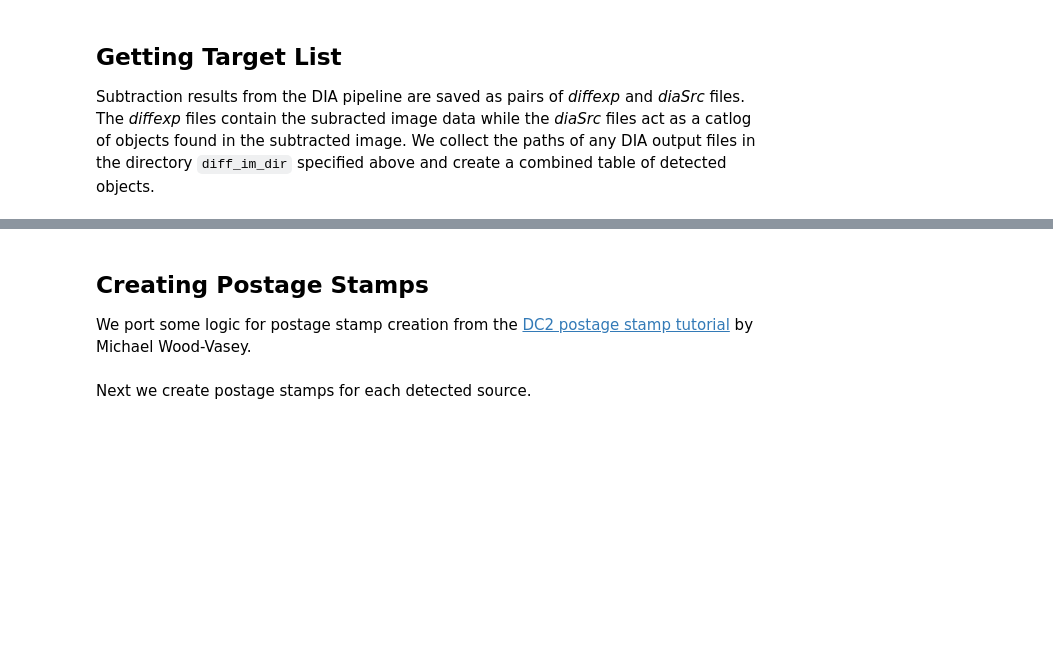
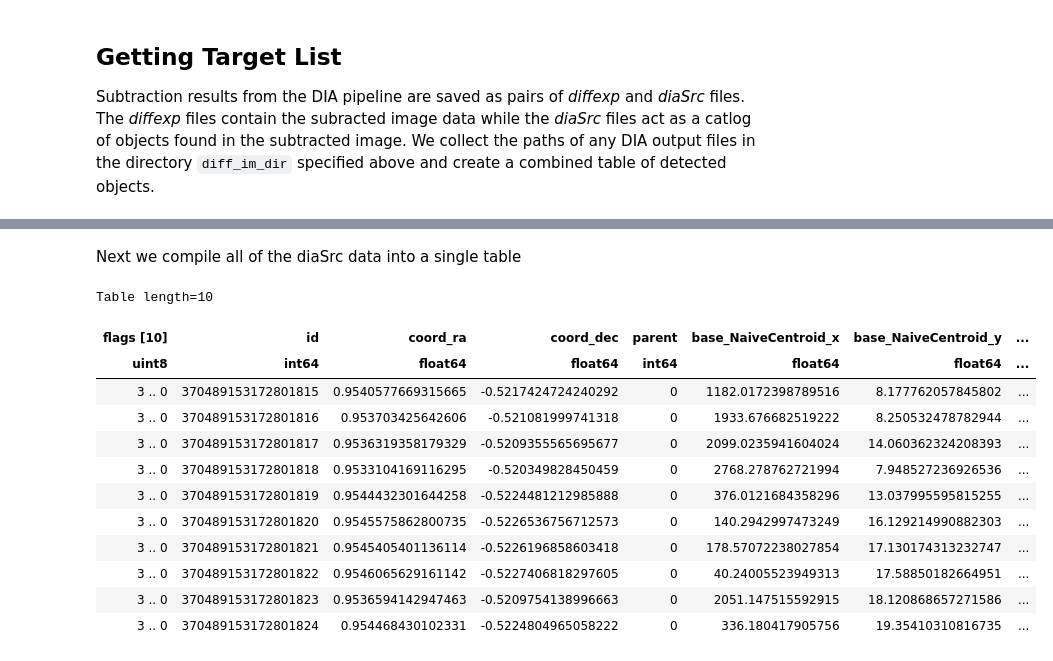
Before and after one commit to LSSTDESC/Difference-Image-Inspection, a Jupyter notebook: postage_stamps.ipynb, the cells around one changed output, grey strips where cells are left out. Drawn from its saved outputs; the diff is of its cells as text; code cells hidden in the pictures; blank space fills up the shorter version.

```diff
--- a/postage_stamps.ipynb
+++ b/postage_stamps.ipynb
@@ -64,3 +72,5 @@ print(diasrc_paths, '\n')
+# %% [markdown]
+Next we compile all of the diaSrc data into a single table
 # %%
 def read_diasrc_path(path):
     """Read a diaSrc file and return a table of detected sources
@@ -68,35 +78,56 @@ def read_diasrc_path(path):
     Args:
         path (str): Path of the file to read
 
     Returns:
         An astropy table of source data, including coordinates
     """
 
+    path_list = Path(path).stem.split('-')
+    visit = int(path_list[0].lstrip('diaSrc_'))
+    filter = path_list[1]
+    raft = path_list[2]
+    detector = int(path_list[-1].lstrip('det'))
+
     diaSrc_hdu_list = fits.open(path)
     diaSrc_data = diaSrc_hdu_list[1].data
-    return Table(np.array(diaSrc_data))
+    data_table = Table(np.array(diaSrc_data))
+    data_table['visit'] = np.full(len(data_table), visit)
+    data_table['filter'] = np.full(len(data_table), filter)
+    data_table['raft'] = np.full(len(data_table), raft)
+    data_table['detector'] = np.full(len(data_table), detector)
+    return data_table
 
 
 def read_diasrc_path_list(diasrc_list):
     """Read multiple diaSrc files and return a table of all detected sources
 
     Args:
         diasrc_list (list[str]): List of diaSrc paths to read
 
     Returns:
         An astropy table of all detected sources
     """
 
     diasrc_list = list(diasrc_list)  # Copy to avoid mutation
     data_table = read_diasrc_path(diasrc_list.pop())
     for path in diasrc_list:
         data_table = vstack(data_table, read_diasrc_path(path))
 
     return data_table
 
 # First ten sources as an example
 read_diasrc_path_list(diasrc_paths)[:10]
+# %% [output]
+Table length=10
+| flags [10] | id | coord_ra | coord_dec | parent | base_NaiveCentroid_x | base_NaiveCentroid_y | ... |
+| uint8 | int64 | float64 | float64 | int64 | float64 | float64 | ... |
+| 3 .. 0 | 370489153172801815 | 0.9540577669315665 | -0.5217424724240292 | 0 | 1182.0172398789516 | 8.177762057845802 | ... |
+| 3 .. 0 | 370489153172801816 | 0.953703425642606 | -0.521081999741318 | 0 | 1933.676682519222 | 8.250532478782944 | ... |
+| 3 .. 0 | 370489153172801817 | 0.9536319358179329 | -0.5209355565695677 | 0 | 2099.0235941604024 | 14.060362324208393 | ... |
+| 3 .. 0 | 370489153172801818 | 0.9533104169116295 | -0.520349828450459 | 0 | 2768.278762721994 | 7.948527236926536 | ... |
+| 3 .. 0 | 370489153172801819 | 0.9544432301644258 | -0.5224481212985888 | 0 | 376.0121684358296 | 13.037995595815255 | ... |
+| 3 .. 0 | 370489153172801820 | 0.9545575862800735 | -0.5226536756712573 | 0 | 140.2942997473249 | 16.129214990882303 | ... |
+| 3 .. 0 | 370489153172801821 | 0.9545405401136114 | -0.5226196858603418 | 0 | 178.57072238027854 | 17.130174313232747 | ... |
+| 3 .. 0 | 370489153172801822 | 0.9546065629161142 | -0.5227406818297605 | 0 | 40.24005523949313 | 17.58850182664951 | ... |
+| 3 .. 0 | 370489153172801823 | 0.9536594142947463 | -0.5209754138996663 | 0 | 2051.147515592915 | 18.120868657271586 | ... |
+| 3 .. 0 | 370489153172801824 | 0.954468430102331 | -0.5224804965058222 | 0 | 336.180417905756 | 19.35410310816735 | ... |
-# %% [markdown]
-## Creating Postage Stamps
-
-We port some logic for postage stamp creation from the [DC2 postage stamp tutorial](https://github.com/LSSTDESC/DC2-analysis/blob/master/tutorials/dm_butler_postage_stamps.ipynb) by Michael Wood-Vasey.
@@ -204,2 +133,0 @@ def make_cutout_image(butler, ra, dec, filter='r', vmin=None, vmax=None, label=N
-# %% [markdown]
-Next we create postage stamps for each detected source.
```
Also changed, not shown: parts of 14 cells of this notebook.
